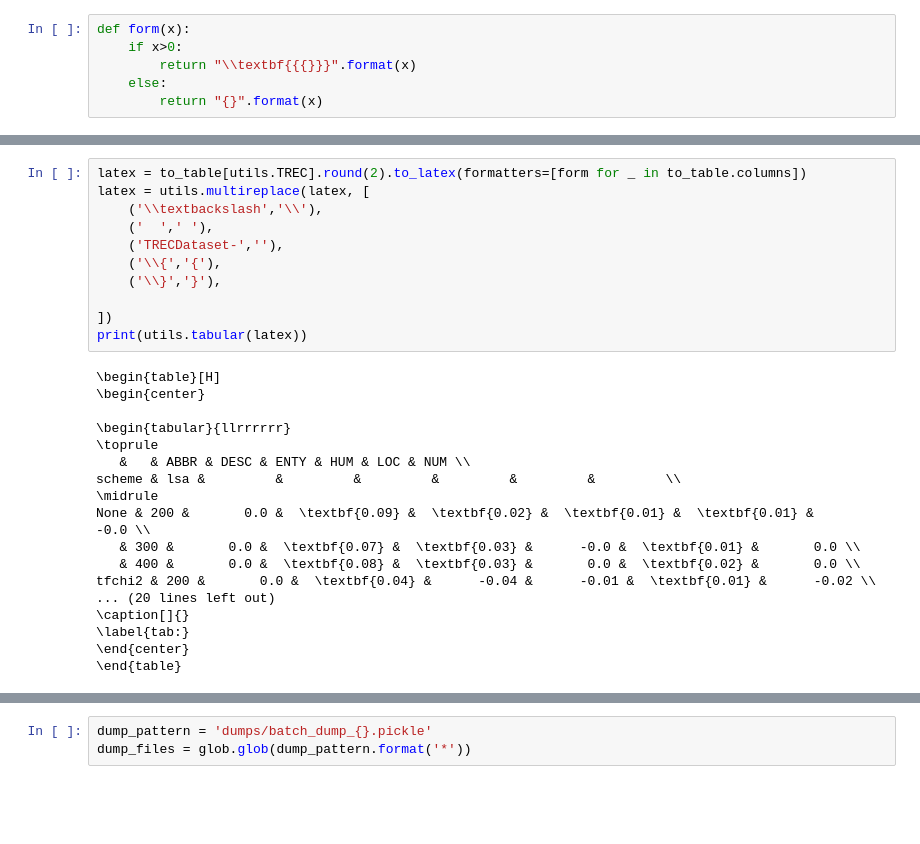
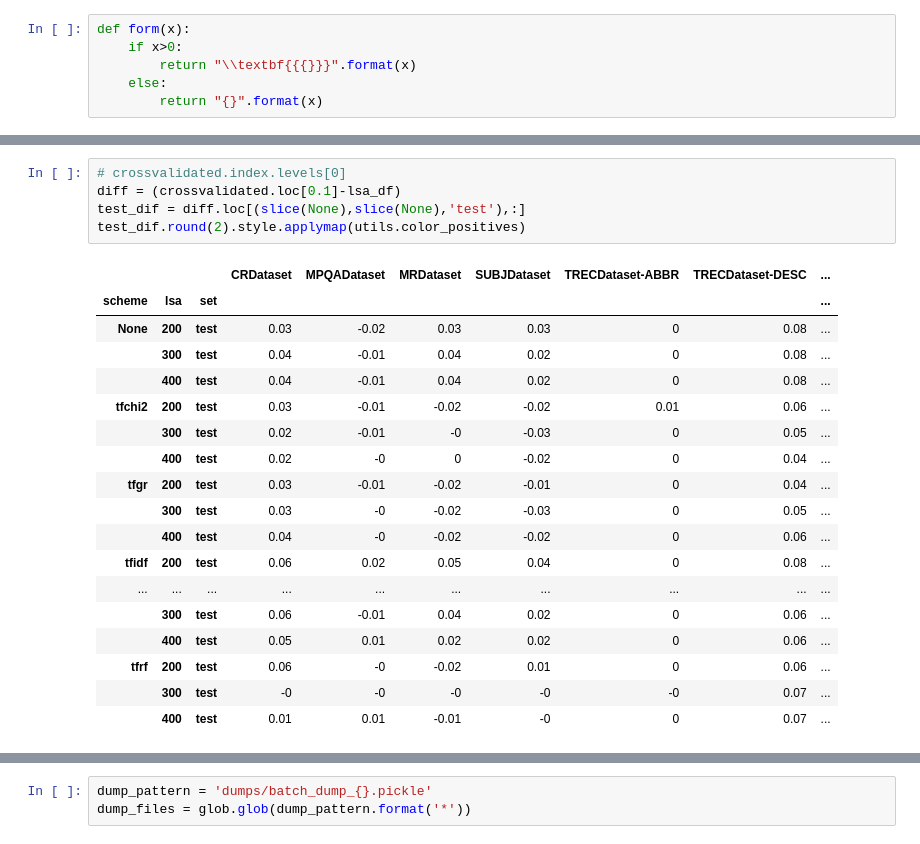
Before and after one commit to vlejd/diploma_thesis, a Jupyter notebook: lsa_backprop/results_batch.ipynb, the cells around one changed output, grey strips where cells are left out. Cells and saved outputs as stored; diff of their text form; blank space fills up the shorter version.

```diff
--- a/lsa_backprop/results_batch.ipynb
+++ b/lsa_backprop/results_batch.ipynb
@@ -119,29 +60,24 @@ tfchi2 & 200 & \textbf{0.01} &     -0.01 &     -0.03 &     -0.02 \\
-# %%
-latex = to_table[utils.TREC].round(2).to_latex(formatters=[form for _ in to_table.columns])
-latex = utils.multireplace(latex, [
-    ('\\textbackslash','\\'),
-    ('  ',' '),
-    ('TRECDataset-',''),
-    ('\\{','{'),
-    ('\\}','}'),
-
-])
-print(utils.tabular(latex))
-# %% [output]
-\begin{table}[H]
-\begin{center}
-
-\begin{tabular}{llrrrrrr}
-\toprule
-   &   & ABBR & DESC & ENTY & HUM & LOC & NUM \\
-scheme & lsa &         &         &         &         &         &         \\
-\midrule
-None & 200 &       0.0 &  \textbf{0.09} &  \textbf{0.02} &  \textbf{0.01} &  \textbf{0.01} &      -0.0 \\
-   & 300 &       0.0 &  \textbf{0.07} &  \textbf{0.03} &      -0.0 &  \textbf{0.01} &       0.0 \\
-   & 400 &       0.0 &  \textbf{0.08} &  \textbf{0.03} &       0.0 &  \textbf{0.02} &       0.0 \\
-tfchi2 & 200 &       0.0 &  \textbf{0.04} &      -0.04 &      -0.01 &  \textbf{0.01} &      -0.02 \\
-... (20 lines left out)
-\caption[]{}
-\label{tab:}
-\end{center}
-\end{table}
+# %%
+# crossvalidated.index.levels[0]
+diff = (crossvalidated.loc[0.1]-lsa_df)
+test_dif = diff.loc[(slice(None),slice(None),'test'),:]
+test_dif.round(2).style.applymap(utils.color_positives)
+# %% [output]
+|  |  |  | CRDataset | MPQADataset | MRDataset | SUBJDataset | TRECDataset-ABBR | TRECDataset-DESC | ... |
+| scheme | lsa | set |  |  |  |  |  |  | ... |
+| None | 200 | test | 0.03 | -0.02 | 0.03 | 0.03 | 0 | 0.08 | ... |
+|  | 300 | test | 0.04 | -0.01 | 0.04 | 0.02 | 0 | 0.08 | ... |
+|  | 400 | test | 0.04 | -0.01 | 0.04 | 0.02 | 0 | 0.08 | ... |
+| tfchi2 | 200 | test | 0.03 | -0.01 | -0.02 | -0.02 | 0.01 | 0.06 | ... |
+|  | 300 | test | 0.02 | -0.01 | -0 | -0.03 | 0 | 0.05 | ... |
+|  | 400 | test | 0.02 | -0 | 0 | -0.02 | 0 | 0.04 | ... |
+| tfgr | 200 | test | 0.03 | -0.01 | -0.02 | -0.01 | 0 | 0.04 | ... |
+|  | 300 | test | 0.03 | -0 | -0.02 | -0.03 | 0 | 0.05 | ... |
+|  | 400 | test | 0.04 | -0 | -0.02 | -0.02 | 0 | 0.06 | ... |
+| tfidf | 200 | test | 0.06 | 0.02 | 0.05 | 0.04 | 0 | 0.08 | ... |
+| ... | ... | ... | ... | ... | ... | ... | ... | ... | ... |
+|  | 300 | test | 0.06 | -0.01 | 0.04 | 0.02 | 0 | 0.06 | ... |
+|  | 400 | test | 0.05 | 0.01 | 0.02 | 0.02 | 0 | 0.06 | ... |
+| tfrf | 200 | test | 0.06 | -0 | -0.02 | 0.01 | 0 | 0.06 | ... |
+|  | 300 | test | -0 | -0 | -0 | -0 | -0 | 0.07 | ... |
+|  | 400 | test | 0.01 | 0.01 | -0.01 | -0 | 0 | 0.07 | ... |
```
Also changed, not shown: parts of 9 cells of this notebook, 2 other files.
